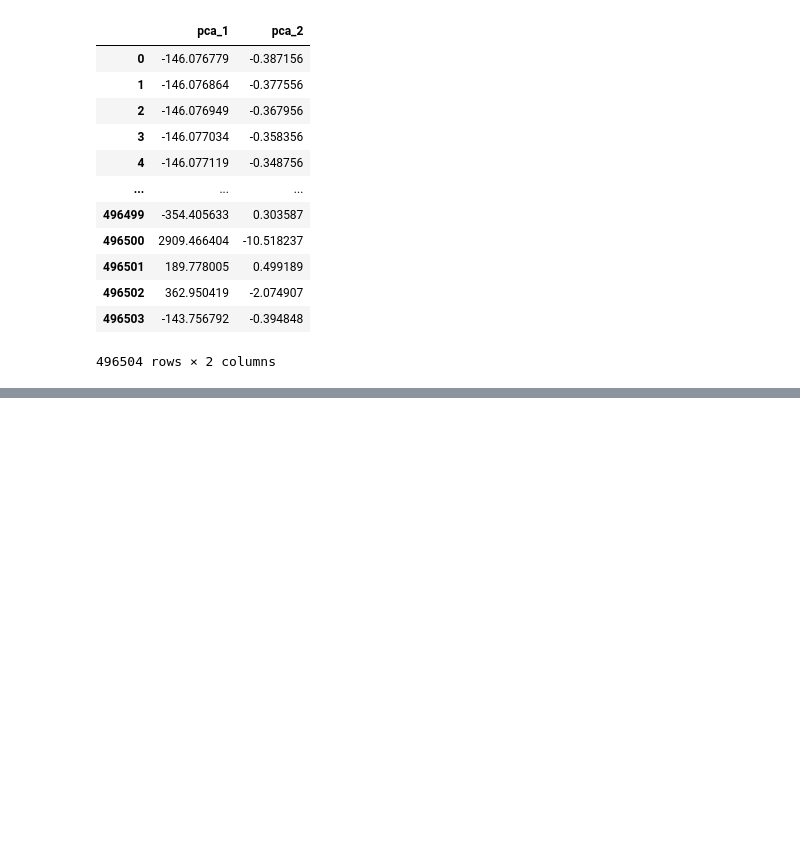
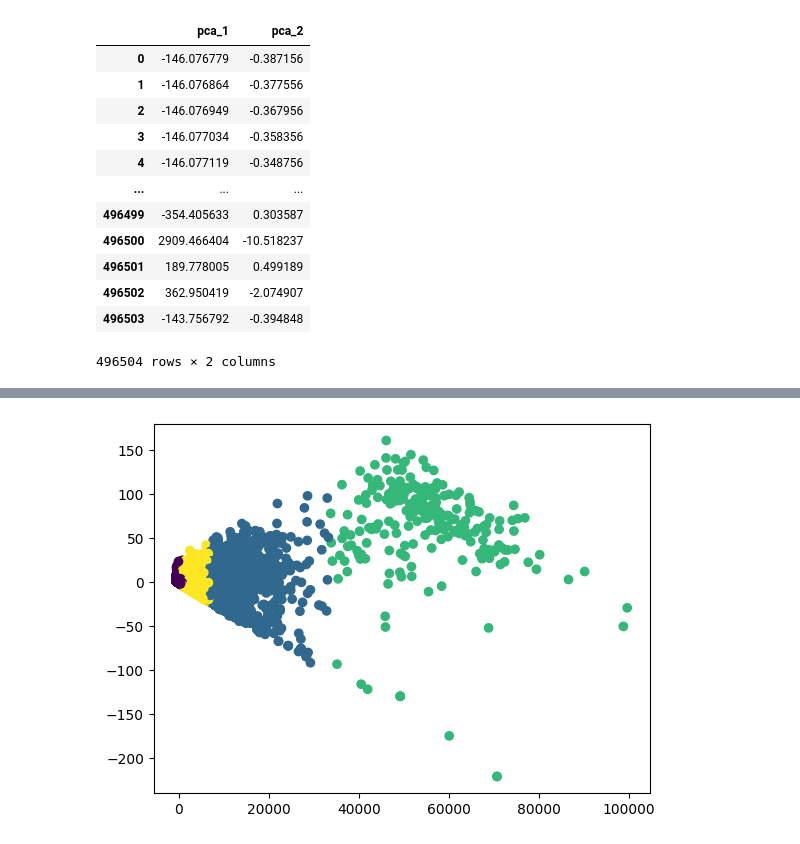
Before and after one commit to harimagar/Data-Science-Project, a Jupyter notebook: RecommendationSystem.ipynb, the cells around one changed output, grey strips where cells are left out. Cells and saved outputs as stored; diff of their text form; code cells hidden in the pictures; blank space fills up the shorter version.

```diff
--- a/RecommendationSystem.ipynb
+++ b/RecommendationSystem.ipynb
@@ -470,0 +493,7 @@ df_pca
+# %%
+kmeans = KMeans(n_clusters=4)
+kmeans.fit(df_pca)
+plt.scatter(df_pca['pca_1'], df_pca['pca_2'], c=kmeans.labels_)
+plt.show()
+# %% [output]
+[figure, added]
```
Also changed, not shown: parts of 3 cells of this notebook, 1 other file.
